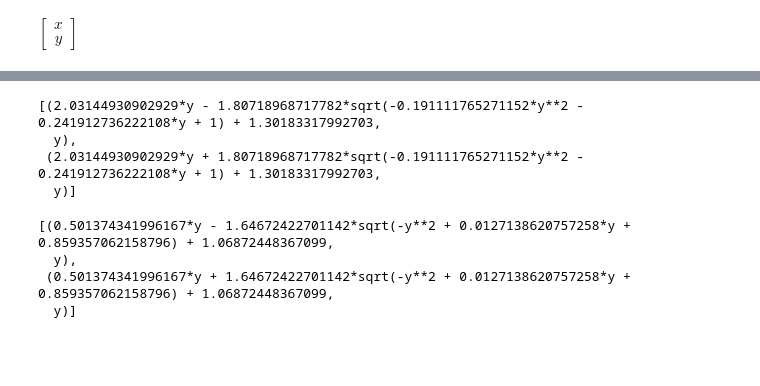
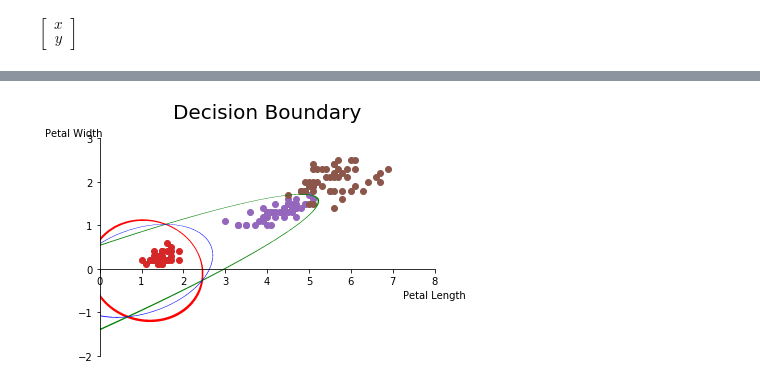
Before and after one commit to Rit-ctrl/Pattern-Recognition_2021, a Jupyter notebook: Assignment_2/q5.ipynb, the cells around one changed output, grey strips where cells are left out. Saved outputs shown, nothing was run; the diff lists cells and outputs as text; code cells hidden in the pictures; blank space fills up the shorter version.

```diff
--- a/Assignment_2/q5.ipynb
+++ b/Assignment_2/q5.ipynb
@@ -64,5 +49,5 @@ array([1.46 , 0.235])
 # %%
-mean_ver=df_versicolor_train.mean().to_numpy()
+mean_ver=df_versicolor.mean().to_numpy()
 # %%
 mean_ver
 # %% [output]
@@ -70,7 +55,7 @@ array([4.3175, 1.35  ])
 # %% [markdown]
 ### Covariance
 # %%
-cov_vir=df_virginica_train.cov().to_numpy()
+cov_vir=df_virginica.cov().to_numpy()
 # %%
 cov_vir
 # %% [output]
@@ -79,5 +64,5 @@ array([[0.34532692, 0.05930769],
 # %%
-cov_ver=df_versicolor_train.cov().to_numpy()
+cov_ver=df_versicolor.cov().to_numpy()
 # %%
 cov_ver
 # %% [output]
@@ -86,5 +71,5 @@ array([[0.20353205, 0.07371795],
 # %%
-cov_s=df_setosa_train.cov().to_numpy()
+cov_s=df_setosa.cov().to_numpy()
 # %%
 cov_s
 # %% [output]
@@ -260,18 +121,4 @@ soln1
 # %%
 g2=np.subtract(gver[0][0],gvir[0][0])
-# %%
-solve(g2,(x,y))
-# %% [output]
-[(2.03144930902929*y - 1.80718968717782*sqrt(-0.191111765271152*y**2 - 0.241912736222108*y + 1) + 1.30183317992703,
-  y),
- (2.03144930902929*y + 1.80718968717782*sqrt(-0.191111765271152*y**2 - 0.241912736222108*y + 1) + 1.30183317992703,
-  y)]
 # %%
 g3=np.subtract(gs[0][0],gvir[0][0])
-# %%
-solve(g3,(x,y))
-# %% [output]
-[(0.501374341996167*y - 1.64672422701142*sqrt(-y**2 + 0.0127138620757258*y + 0.859357062158796) + 1.06872448367099,
-  y),
- (0.501374341996167*y + 1.64672422701142*sqrt(-y**2 + 0.0127138620757258*y + 0.859357062158796) + 1.06872448367099,
-  y)]
@@ -277,0 +127,30 @@ solve(g3,(x,y))
+# %%
+def move_sympyplot_to_axes(p, ax):
+    backend = p.backend(p)
+    backend.ax = ax
+    backend._process_series(backend.parent._series, ax, backend.parent)
+    backend.ax.spines['right'].set_color('none')
+    backend.ax.spines['bottom'].set_position('zero')
+    backend.ax.spines['top'].set_color('none')
+    plt.close(backend.fig)
+
+p1 = plot_implicit(g1, (x, 0, 8), (y, -2, 3), show=False, line_color='r')
+p2 = plot_implicit(g2, (x, 0, 8), (y, -2, 3), show=False, line_color='g')
+p3 = plot_implicit(g3, (x, 0, 8), (y, -2, 3), show=False, line_color='b')
+p1.append(p2[0])
+p1.append(p3[0])
+fig, ax = plt.subplots()
+
+move_sympyplot_to_axes(p1, ax)
+plt.setp(ax.yaxis.get_label(), 'rotation', 0)
+
+plt.scatter(df_setosa['petal.length'], df_setosa['petal.width'])
+plt.scatter(df_versicolor['petal.length'], df_versicolor['petal.width'])
+plt.scatter(df_virginica['petal.length'], df_virginica['petal.width'])
+
+plt.title(label='Decision Boundary', fontsize='20', pad='20')
+plt.xlabel('Petal Length')
+plt.ylabel('Petal Width')
+plt.show()
+# %% [output]
+[figure, added]
```
Also changed, not shown: parts of 45 cells of this notebook.
